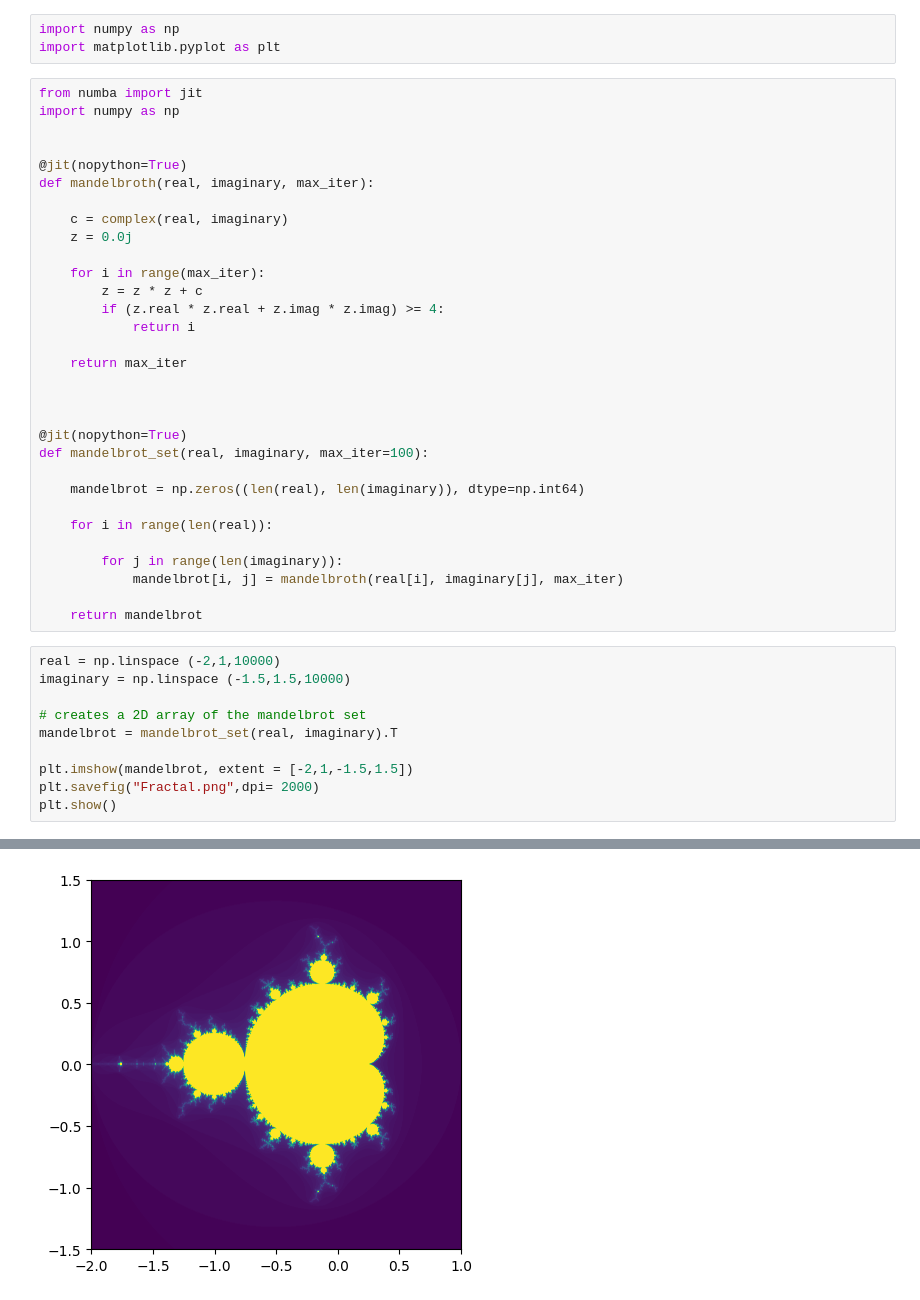
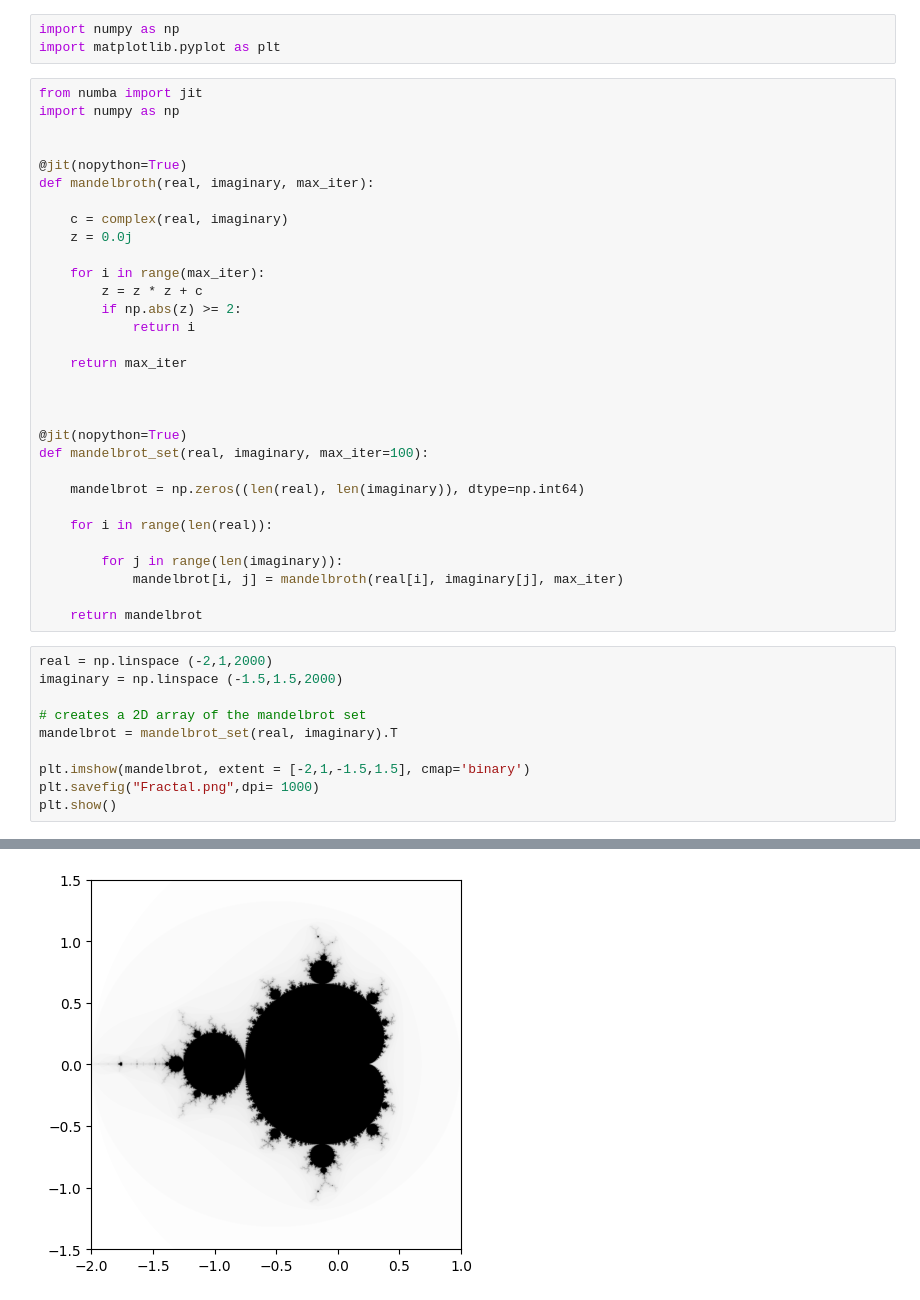
Before and after one commit to reqctoe/STSIM_ass1, a Jupyter notebook: mandelbroth_test_ezra.ipynb, the cells around one changed output, grey strips where cells are left out. Cells and saved outputs as stored; diff of their text form.

```diff
--- a/mandelbroth_test_ezra.ipynb
+++ b/mandelbroth_test_ezra.ipynb
@@ -14,7 +14,7 @@ def mandelbroth(real, imaginary, max_iter):
 
     for i in range(max_iter):
         z = z * z + c
-        if (z.real * z.real + z.imag * z.imag) >= 4:
+        if np.abs(z) >= 2:
             return i
 
     return max_iter
@@ -33,13 +33,13 @@ def mandelbrot_set(real, imaginary, max_iter=100):
 
     return mandelbrot
 # %%
-real = np.linspace (-2,1,10000)
-imaginary = np.linspace (-1.5,1.5,10000)
+real = np.linspace (-2,1,2000)
+imaginary = np.linspace (-1.5,1.5,2000)
 
 # creates a 2D array of the mandelbrot set
 mandelbrot = mandelbrot_set(real, imaginary).T
 
-plt.imshow(mandelbrot, extent = [-2,1,-1.5,1.5])
-plt.savefig("Fractal.png",dpi= 2000)
+plt.imshow(mandelbrot, extent = [-2,1,-1.5,1.5], cmap='binary')
+plt.savefig("Fractal.png",dpi= 1000)
 plt.show()
 # %% [output]
@@ -63,4 +46,4 @@ plt.show()
-[figure, old version]
+[figure, new version]
 # %%
 from matplotlib.animation import FuncAnimation
 
```
Also changed, not shown: parts of 6 cells of this notebook, 4 other files.
